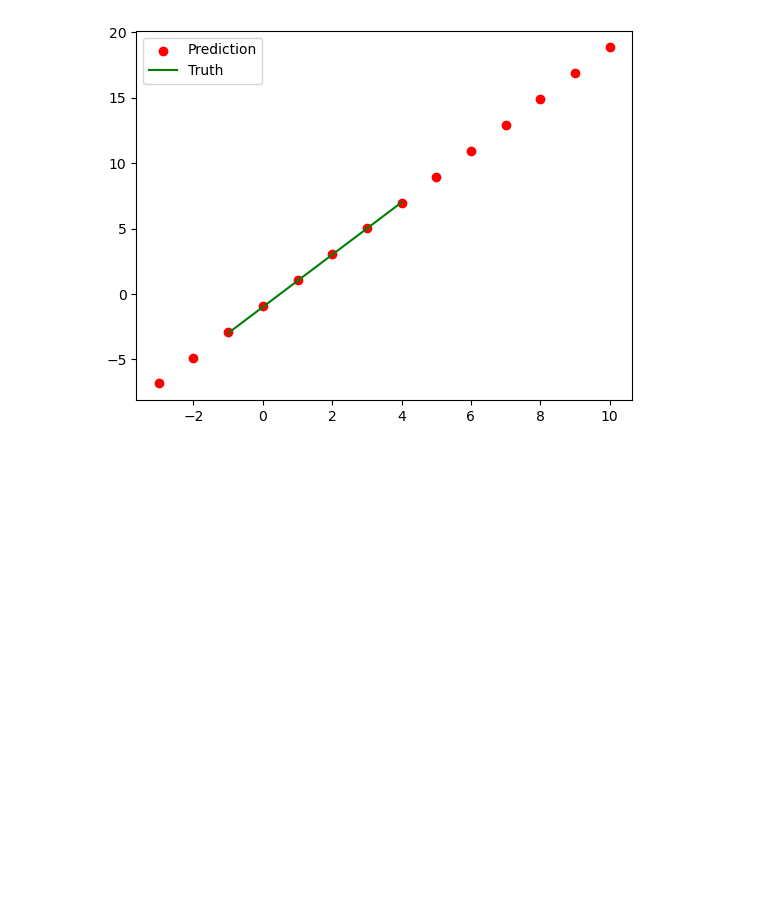
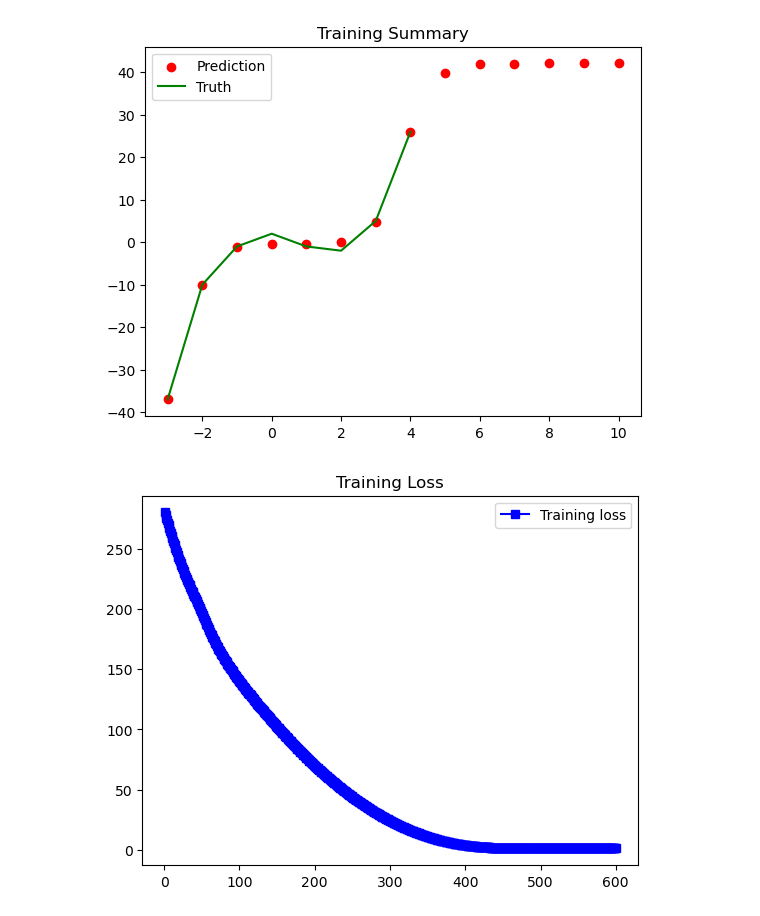
Before and after one commit to AleksanderCehovin/applied_ml_course, a Jupyter notebook: lab1/lab1.ipynb, the cells around one changed output. Drawn from its saved outputs; the diff is of its cells as text; code cells hidden in the pictures; blank space fills up the shorter version.

```diff
--- a/lab1/lab1.ipynb
+++ b/lab1/lab1.ipynb
@@ -14,0 +91,15 @@ model.compile(optimizer='sgd', loss='mean_squared_error')
+# %%
+reload(m)
+network = tf.keras.models.Sequential([
+    tf.keras.layers.Dense(units=10, input_dim=1, activation='sigmoid'),
+    tf.keras.layers.Dense(units=1)
+])
+optimizer=tf.keras.optimizers.Adam(learning_rate=0.02, beta_1 = 0.8, beta_2 = 0.9)
+
+params = m.getDefaultParams()
+params["train"]["X"]= np.array([-3.0, -2.0, -1.0,  0.0, 1.0, 2.0, 3.0, 4.0])
+params["train"]["Y"]= np.array([-37.0, -10.0, -1.0, 2.0, -1.0, -2.0, 5.0, 26.0])
+params["epocs"]=600
+print(f"Model input parameters:\n {params}")
+
+model = m.LabModel(network, optimizer, params)
@@ -15,4 +121,2 @@ model.compile(optimizer='sgd', loss='mean_squared_error')
 # %%
-#Formula: Y = 2X – 1
-train_input_X   = np.array([-1.0,  0.0, 1.0, 2.0, 3.0, 4.0])
-train_output_Y  = np.array([-3.0, -1.0, 1.0, 3.0, 5.0, 7.0])
+model.train()
@@ -19,4 +140,0 @@ train_output_Y  = np.array([-3.0, -1.0, 1.0, 3.0, 5.0, 7.0])
-# %%
-#Train the model
-#model.fit(train_input_X, train_output_Y, epochs=5)
-model.fit(train_input_X, train_output_Y, epochs=50)
@@ -48,8 +141,5 @@ test_prediction_Y = model.predict(test_input_X)
-# %%
-#Plot the results
-plt.scatter(test_input_X, test_prediction_Y, color='red', label='Prediction')
-plt.plot(train_input_X, train_output_Y, color='green', label='Truth')
-plt.legend()
-plt.show()
-# %% [output]
-[figure, removed]
+# %%
+model.plot()
+# %% [output]
+[figure, added]
+[figure, added]
```
Also changed, not shown: parts of 15 cells of this notebook, 1 other file.
